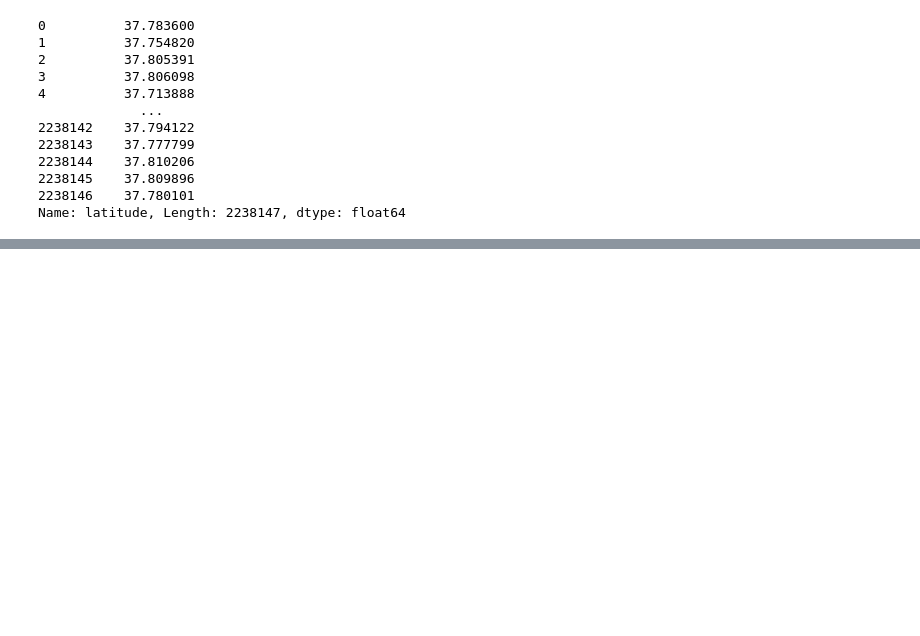
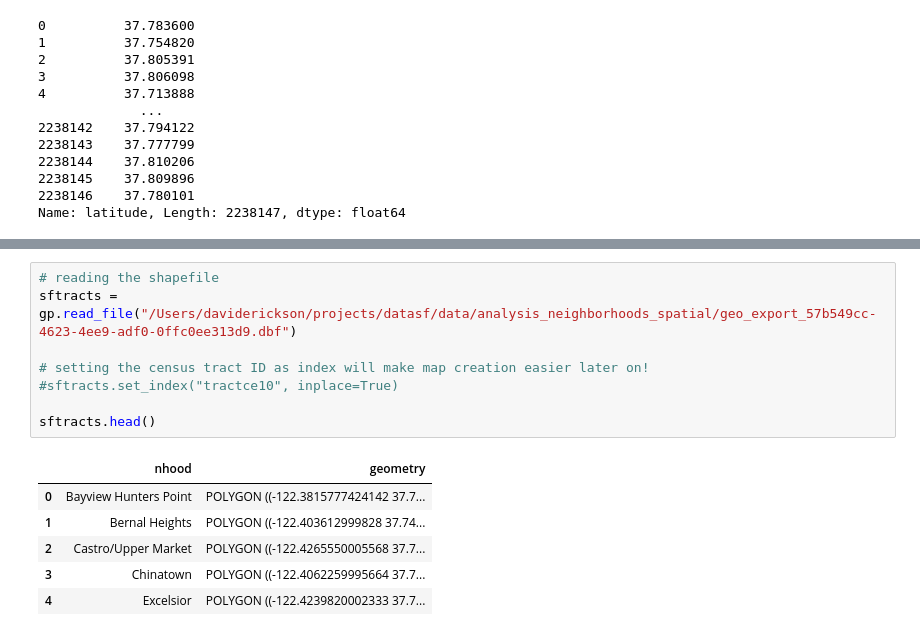
Before and after one commit to daericks/datasf, a Jupyter notebook: notebooks/property_tax_rolls.ipynb, the cells around one changed output, grey strips where cells are left out. Saved outputs shown, nothing was run; the diff lists cells and outputs as text; blank space fills up the shorter version.

```diff
--- a/notebooks/property_tax_rolls.ipynb
+++ b/notebooks/property_tax_rolls.ipynb
@@ -115,3 +136,18 @@ df['Closed Roll Year'].describe()
+# %%
+# reading the shapefile
+sftracts = gp.read_file("/Users/daviderickson/projects/datasf/data/analysis_neighborhoods_spatial/geo_export_57b549cc-4623-4ee9-adf0-0ffc0ee313d9.dbf")
+
+# setting the census tract ID as index will make map creation easier later on!
+#sftracts.set_index("tractce10", inplace=True)
+
+sftracts.head()
+# %% [output]
+|  | nhood | geometry |
+| 0 | Bayview Hunters Point | POLYGON ((-122.3815777424142 37.7... |
+| 1 | Bernal Heights | POLYGON ((-122.403612999828 37.74... |
+| 2 | Castro/Upper Market | POLYGON ((-122.4265550005568 37.7... |
+| 3 | Chinatown | POLYGON ((-122.4062259995664 37.7... |
+| 4 | Excelsior | POLYGON ((-122.4239820002333 37.7... |
 # %%
 ax = gplt.polyplot(sftracts.geometry, projection = gcrs.LambertConformal(),
                    figsize=(12,8), edgecolor="k")
```
Also changed, not shown: parts of 6 cells of this notebook.
